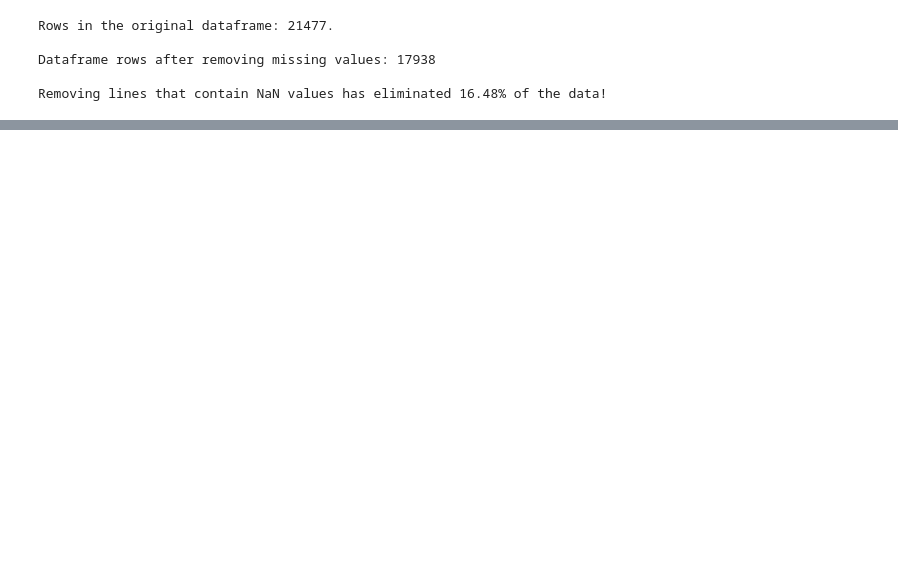
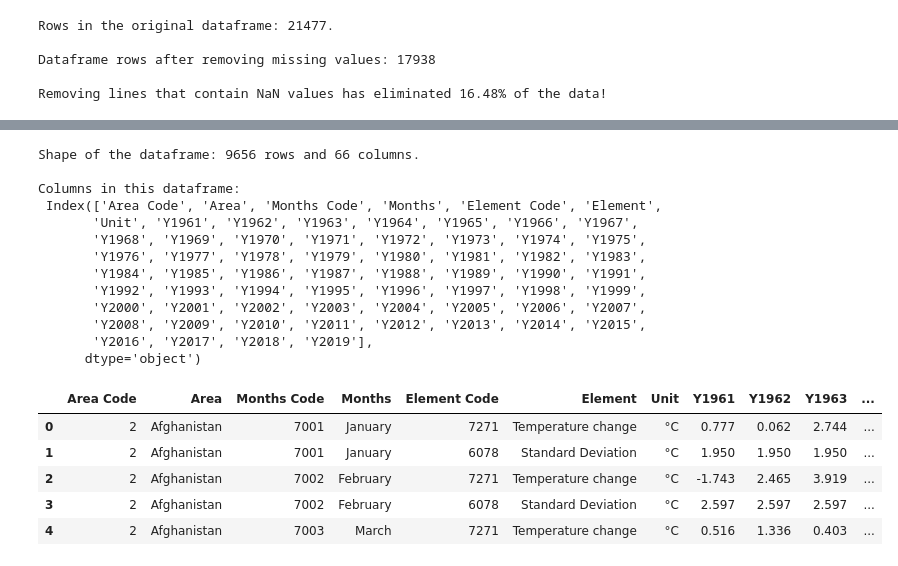
Before and after one commit to Raunak3012/DV_mini_project, a Jupyter notebook: Poject_mini.ipynb, the cells around one changed output, grey strips where cells are left out. Saved outputs shown, nothing was run; the diff lists cells and outputs as text; code cells hidden in the pictures; blank space fills up the shorter version.

```diff
--- a/Poject_mini.ipynb
+++ b/Poject_mini.ipynb
@@ -200,0 +324,24 @@ def fuzz_finder(dictionary, test, target, treshold, first, last, show):
+# %%
+print(f"Shape of the dataframe: {df_temp.shape[0]} rows and {df_temp.shape[1]} columns.")
+print("\nColumns in this dataframe:\n", df_temp.columns)
+df_temp.head()
+# %% [output]
+Shape of the dataframe: 9656 rows and 66 columns.
+
+Columns in this dataframe:
+ Index(['Area Code', 'Area', 'Months Code', 'Months', 'Element Code', 'Element',
+       'Unit', 'Y1961', 'Y1962', 'Y1963', 'Y1964', 'Y1965', 'Y1966', 'Y1967',
+       'Y1968', 'Y1969', 'Y1970', 'Y1971', 'Y1972', 'Y1973', 'Y1974', 'Y1975',
+       'Y1976', 'Y1977', 'Y1978', 'Y1979', 'Y1980', 'Y1981', 'Y1982', 'Y1983',
+       'Y1984', 'Y1985', 'Y1986', 'Y1987', 'Y1988', 'Y1989', 'Y1990', 'Y1991',
+       'Y1992', 'Y1993', 'Y1994', 'Y1995', 'Y1996', 'Y1997', 'Y1998', 'Y1999',
+       'Y2000', 'Y2001', 'Y2002', 'Y2003', 'Y2004', 'Y2005', 'Y2006', 'Y2007',
+       'Y2008', 'Y2009', 'Y2010', 'Y2011', 'Y2012', 'Y2013', 'Y2014', 'Y2015',
+       'Y2016', 'Y2017', 'Y2018', 'Y2019'],
+      dtype='object')
+|  | Area Code | Area | Months Code | Months | Element Code | Element | Unit | Y1961 | Y1962 | Y1963 | ... |
+| 0 | 2 | Afghanistan | 7001 | January | 7271 | Temperature change | °C | 0.777 | 0.062 | 2.744 | ... |
+| 1 | 2 | Afghanistan | 7001 | January | 6078 | Standard Deviation | °C | 1.950 | 1.950 | 1.950 | ... |
+| 2 | 2 | Afghanistan | 7002 | February | 7271 | Temperature change | °C | -1.743 | 2.465 | 3.919 | ... |
+| 3 | 2 | Afghanistan | 7002 | February | 6078 | Standard Deviation | °C | 2.597 | 2.597 | 2.597 | ... |
+| 4 | 2 | Afghanistan | 7003 | March | 7271 | Temperature change | °C | 0.516 | 1.336 | 0.403 | ... |
```
Also changed, not shown: parts of 18 cells of this notebook.
